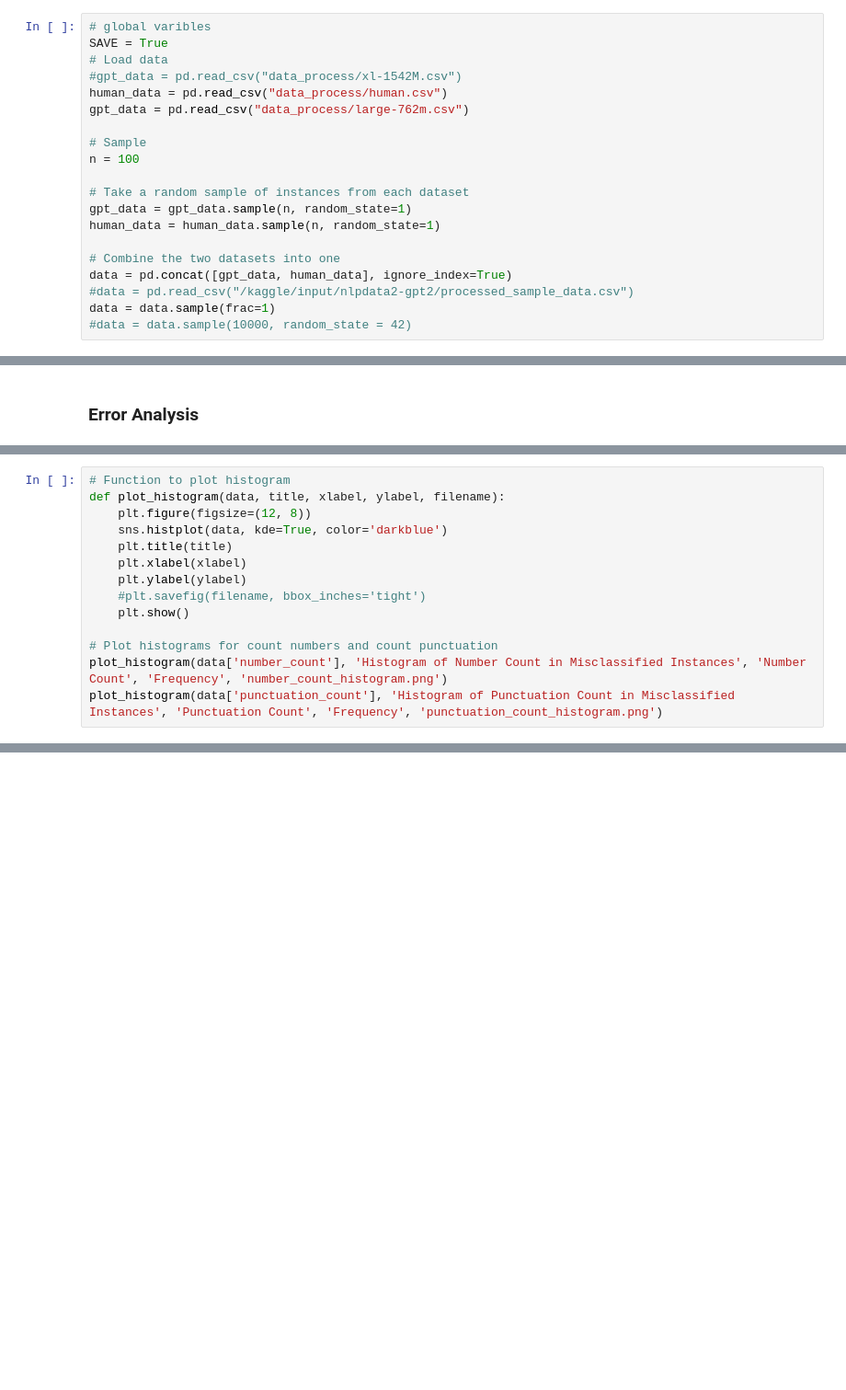
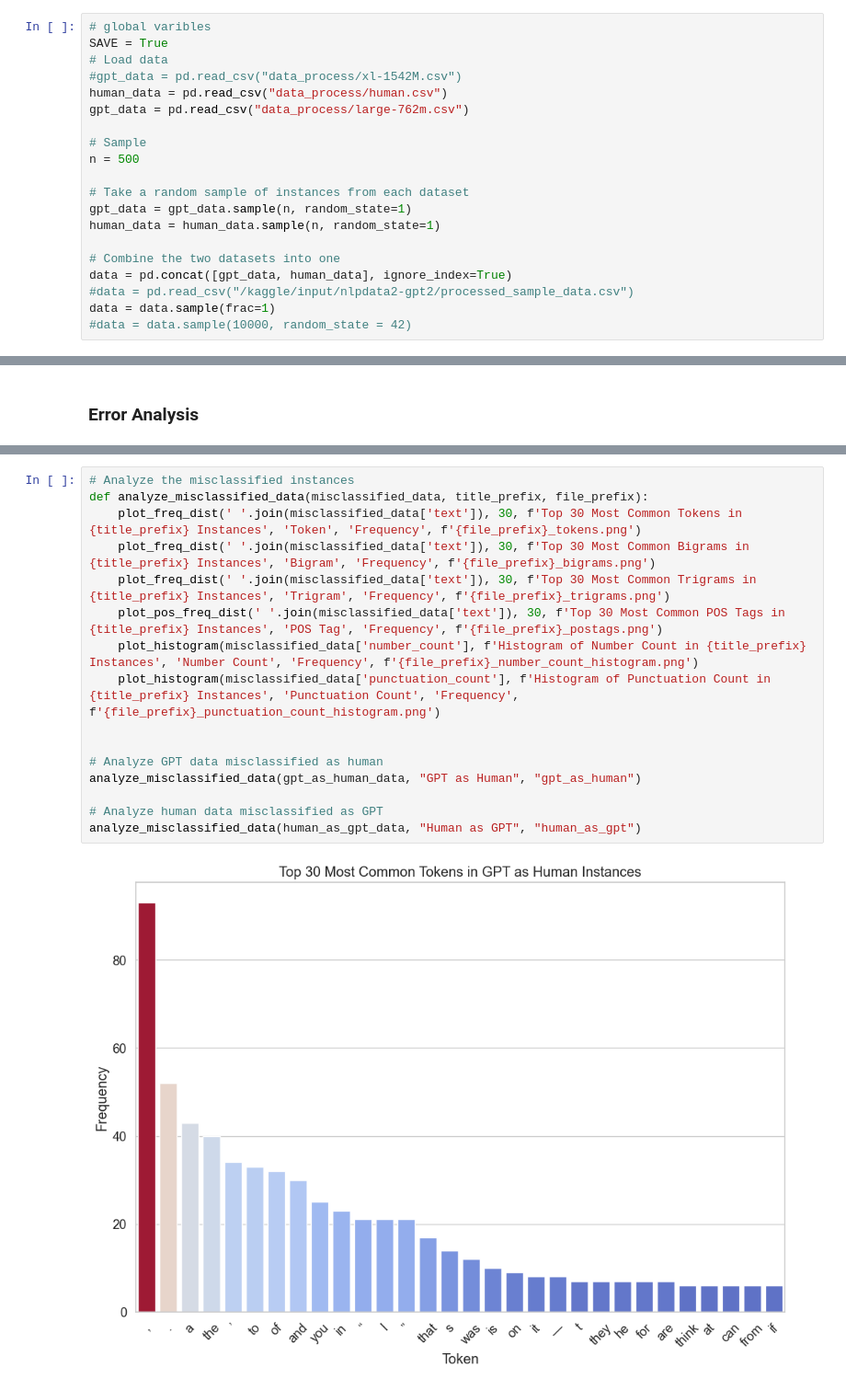
Before and after one commit to majunze2001/NLP-final-project, a Jupyter notebook: src/ML_Script.ipynb, the cells around one changed output, grey strips where cells are left out. Shown at 92% size. Cells and saved outputs as stored; diff of their text form; blank space fills up the shorter version.

```diff
--- a/src/ML_Script.ipynb
+++ b/src/ML_Script.ipynb
@@ -37,7 +37,7 @@ human_data = pd.read_csv("data_process/human.csv")
 gpt_data = pd.read_csv("data_process/large-762m.csv")
 
 # Sample
-n = 100
+n = 500
 
 # Take a random sample of instances from each dataset
 gpt_data = gpt_data.sample(n, random_state=1)
@@ -490,14 +414,0 @@ plot_pos_freq_dist(' '.join(data['text']), 30, 'Top 30 Most Common POS Tags in M
-# %%
-# Function to plot histogram
-def plot_histogram(data, title, xlabel, ylabel, filename):
-    plt.figure(figsize=(12, 8))
-    sns.histplot(data, kde=True, color='darkblue')
-    plt.title(title)
-    plt.xlabel(xlabel)
-    plt.ylabel(ylabel)
-    #plt.savefig(filename, bbox_inches='tight')
-    plt.show()
-
-# Plot histograms for count numbers and count punctuation
-plot_histogram(data['number_count'], 'Histogram of Number Count in Misclassified Instances', 'Number Count', 'Frequency', 'number_count_histogram.png')
-plot_histogram(data['punctuation_count'], 'Histogram of Punctuation Count in Misclassified Instances', 'Punctuation Count', 'Frequency', 'punctuation_count_histogram.png')
@@ -506,0 +415,18 @@ plot_histogram(data['punctuation_count'], 'Histogram of Punctuation Count in Mis
+# %%
+# Analyze the misclassified instances
+def analyze_misclassified_data(misclassified_data, title_prefix, file_prefix):
+    plot_freq_dist(' '.join(misclassified_data['text']), 30, f'Top 30 Most Common Tokens in {title_prefix} Instances', 'Token', 'Frequency', f'{file_prefix}_tokens.png')
+    plot_freq_dist(' '.join(misclassified_data['text']), 30, f'Top 30 Most Common Bigrams in {title_prefix} Instances', 'Bigram', 'Frequency', f'{file_prefix}_bigrams.png')
+    plot_freq_dist(' '.join(misclassified_data['text']), 30, f'Top 30 Most Common Trigrams in {title_prefix} Instances', 'Trigram', 'Frequency', f'{file_prefix}_trigrams.png')
+    plot_pos_freq_dist(' '.join(misclassified_data['text']), 30, f'Top 30 Most Common POS Tags in {title_prefix} Instances', 'POS Tag', 'Frequency', f'{file_prefix}_postags.png')
+    plot_histogram(misclassified_data['number_count'], f'Histogram of Number Count in {title_prefix} Instances', 'Number Count', 'Frequency', f'{file_prefix}_number_count_histogram.png')
+    plot_histogram(misclassified_data['punctuation_count'], f'Histogram of Punctuation Count in {title_prefix} Instances', 'Punctuation Count', 'Frequency', f'{file_prefix}_punctuation_count_histogram.png')
+
+
+# Analyze GPT data misclassified as human
+analyze_misclassified_data(gpt_as_human_data, "GPT as Human", "gpt_as_human")
+
+# Analyze human data misclassified as GPT
+analyze_misclassified_data(human_as_gpt_data, "Human as GPT", "human_as_gpt")
+# %% [output]
+[figure, added]
```
Also changed, not shown: parts of 9 cells of this notebook.
